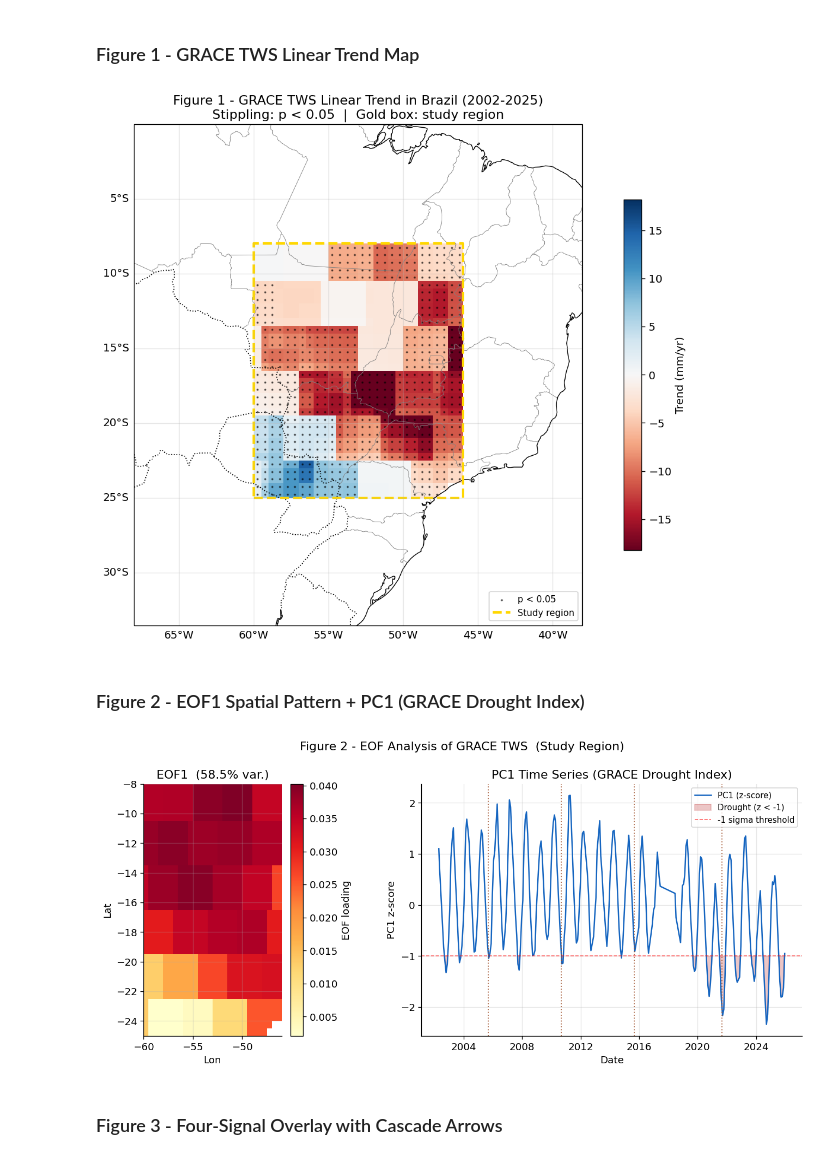
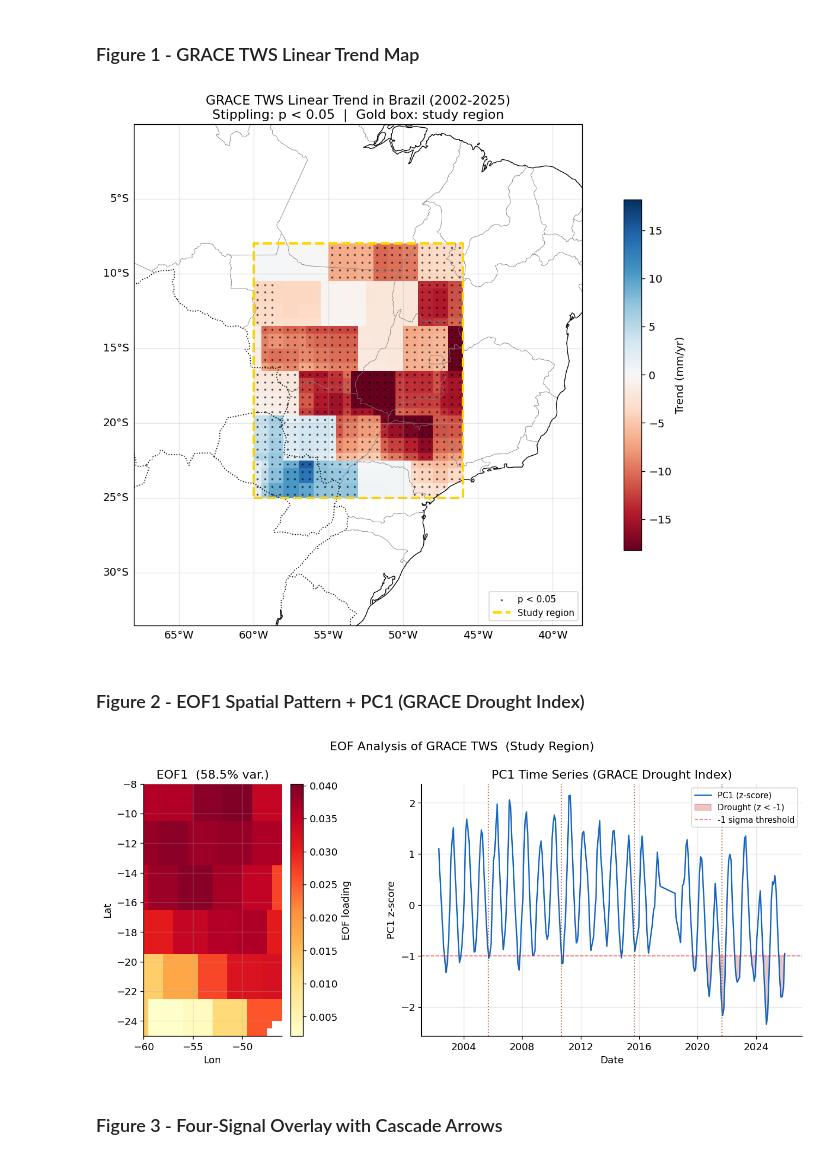
Before and after one commit to alpersam/Space-Data-Project, a Jupyter notebook: main.ipynb, the cells around one changed output. Drawn from its saved outputs; the diff is of its cells as text; code cells hidden in the pictures.

Commit message:
figure title

```diff
--- a/main.ipynb
+++ b/main.ipynb
@@ -716,35 +716,35 @@ vmax = np.nanpercentile(np.abs(trend_map_f), 95)
 im = ax.pcolormesh(eof_lons, eof_lats, trend_map_f,
                      cmap="RdBu", vmin=-vmax, vmax=vmax, shading="auto",
                      transform=ccrs.PlateCarree())
 
 sig_i, sig_j = np.where(pval_map_f < 0.05)
 ax.scatter(eof_lons[sig_j], eof_lats[sig_i], s=1.5, c="k", alpha=0.5,
            label="p < 0.05", transform=ccrs.PlateCarree())
 
 # Study region box
 ax.plot([LON_MIN, LON_MAX, LON_MAX, LON_MIN, LON_MIN],
         [LAT_MIN, LAT_MIN, LAT_MAX, LAT_MAX, LAT_MIN],
         "gold", lw=2.5, ls="--", label="Study region",
         transform=ccrs.PlateCarree())
 
 # 4. Final Touches
 plt.colorbar(im, ax=ax, label="Trend (mm/yr)", shrink=0.7)
 ax.set_extent([LON_MIN-8, LON_MAX+8, LAT_MIN-8, LAT_MAX+8]) # Zooms to the region
 
 # Add gridlines with labels
 gl = ax.gridlines(draw_labels=True, dms=True, x_inline=False, y_inline=False, alpha=0.3)
 gl.top_labels = False
 gl.right_labels = False
 
-ax.set_title("Figure 1 - GRACE TWS Linear Trend in Brazil (2002-2025)\nStippling: p < 0.05  |  Gold box: study region")
+ax.set_title("GRACE TWS Linear Trend in Brazil (2002-2025)\nStippling: p < 0.05  |  Gold box: study region")
 ax.legend(loc='lower right', fontsize=9)
 
 plt.tight_layout()
 plt.savefig(FIG_DIR / "fig1_tws_trend_map.png", dpi=150)
 plt.savefig(FIG_DIR / "fig1_tws_trend_map.pdf")
 plt.show()
 # %% [output]
-[figure, old version]
+[figure, new version]
 # %% [markdown]
 ### Figure 2 - EOF1 Spatial Pattern + PC1 (GRACE Drought Index)
 # %%
@@ -774,13 +774,13 @@ ax_t.axhline(-1, color="red", lw=1, ls="--", alpha=0.6, label="-1 sigma threshol
 ax_t.set_ylabel("PC1 z-score"); ax_t.set_xlabel("Date")
 ax_t.set_title("PC1 Time Series (GRACE Drought Index)")
 ax_t.legend(fontsize=9)
-plt.suptitle("Figure 2 - EOF Analysis of GRACE TWS  (Study Region)", y=1.01)
+plt.suptitle("EOF Analysis of GRACE TWS  (Study Region)", y=1.01)
 plt.tight_layout()
 plt.savefig(FIG_DIR / "fig2_eof_pc1.png", dpi=150, bbox_inches="tight")
 plt.savefig(FIG_DIR / "fig2_eof_pc1.pdf", bbox_inches="tight")
 plt.show()
 # %% [output]
-[figure, old version]
+[figure, new version]
 # %% [markdown]
 ### Figure 3 - Four-Signal Overlay with Cascade Arrows
 # %%
```
Also changed, not shown: parts of 1 cell of this notebook, 8 other files.
